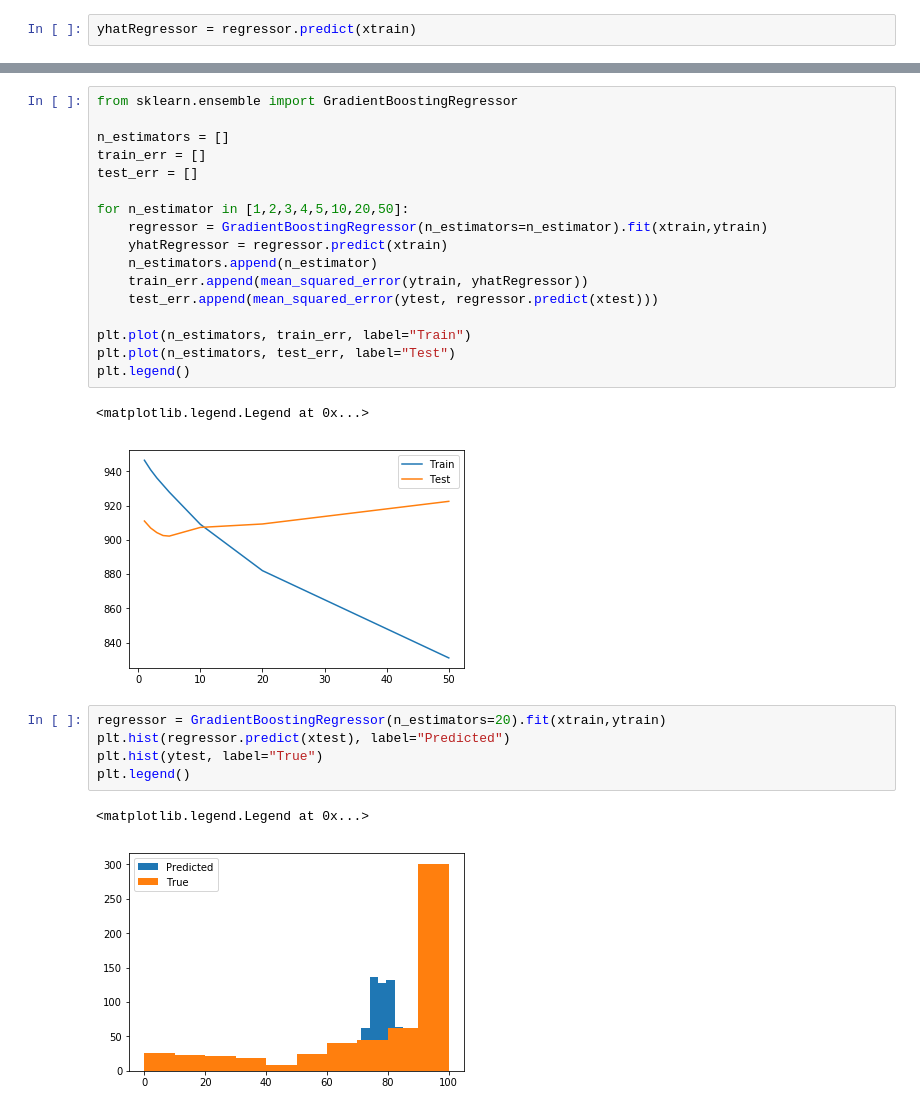
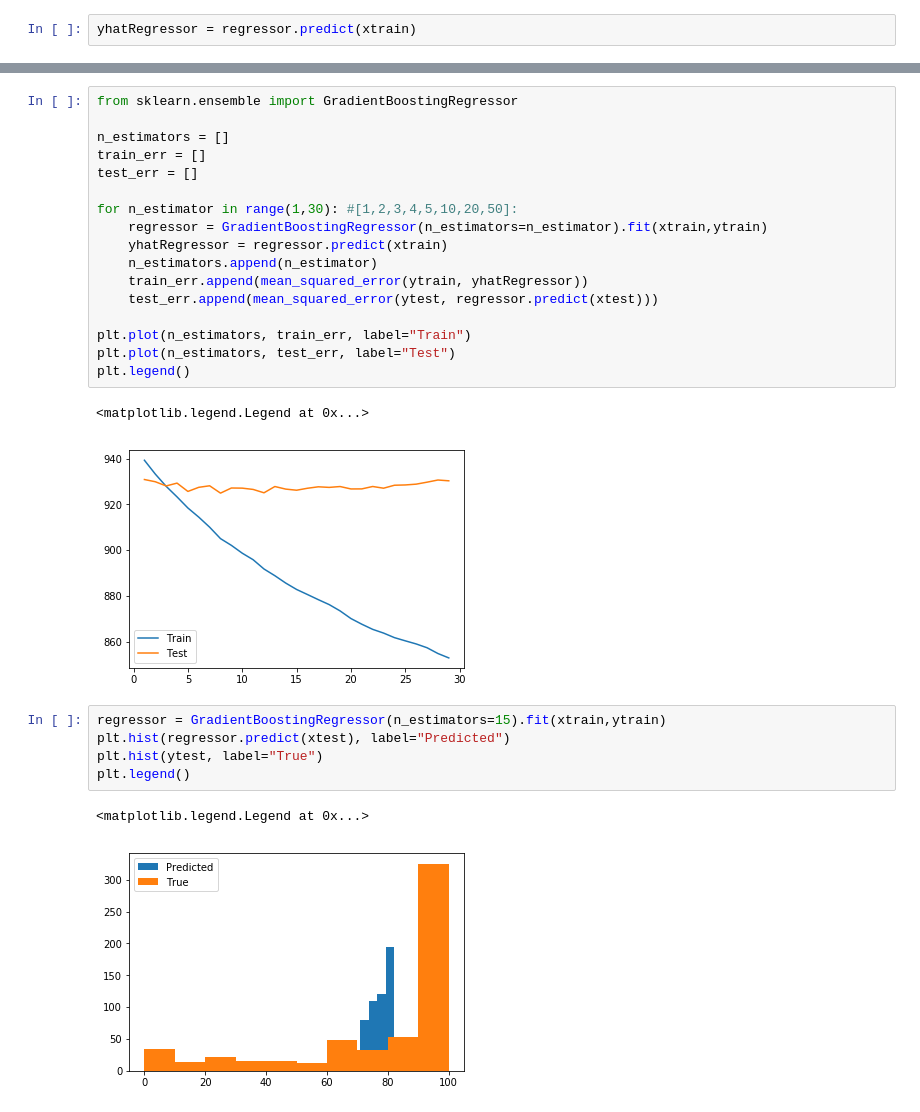
Before and after one commit to mobouzari/MLIndependentStudy, a Jupyter notebook: 80-20 with accuracy plots, fit, predict.ipynb, the cells around one changed output, grey strips where cells are left out. Drawn from its saved outputs; the diff is of its cells as text.

```diff
--- a/80-20 with accuracy plots, fit, predict.ipynb
+++ b/80-20 with accuracy plots, fit, predict.ipynb
@@ -302,7 +388,7 @@ n_estimators = []
 train_err = []
 test_err = []
 
-for n_estimator in [1,2,3,4,5,10,20,50]:
+for n_estimator in range(1,30): #[1,2,3,4,5,10,20,50]:
     regressor = GradientBoostingRegressor(n_estimators=n_estimator).fit(xtrain,ytrain)
     yhatRegressor = regressor.predict(xtrain)
     n_estimators.append(n_estimator)
@@ -314,15 +400,15 @@ plt.plot(n_estimators, test_err, label="Test")
 plt.legend()
 # %% [output]
 <matplotlib.legend.Legend at 0x...>
-[figure, old version]
+[figure, new version]
 # %%
-regressor = GradientBoostingRegressor(n_estimators=20).fit(xtrain,ytrain)
+regressor = GradientBoostingRegressor(n_estimators=15).fit(xtrain,ytrain)
 plt.hist(regressor.predict(xtest), label="Predicted")
 plt.hist(ytest, label="True")
 plt.legend()
 # %% [output]
 <matplotlib.legend.Legend at 0x...>
-[figure, old version]
+[figure, new version]
 # %%
 plt.scatter(ytrain, regressor.predict(xtrain), label="Train")
 plt.scatter(ytest, regressor.predict(xtest), label="Test")
```
Also changed, not shown: parts of 36 cells of this notebook, 1 other file.
